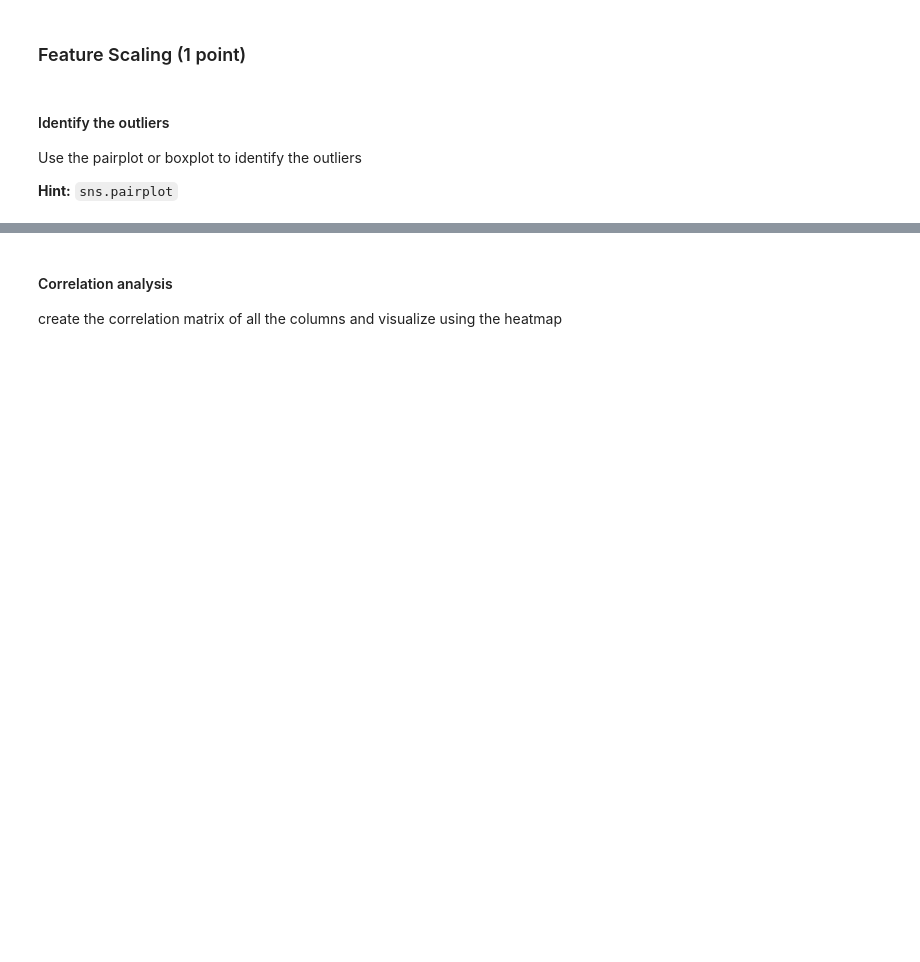
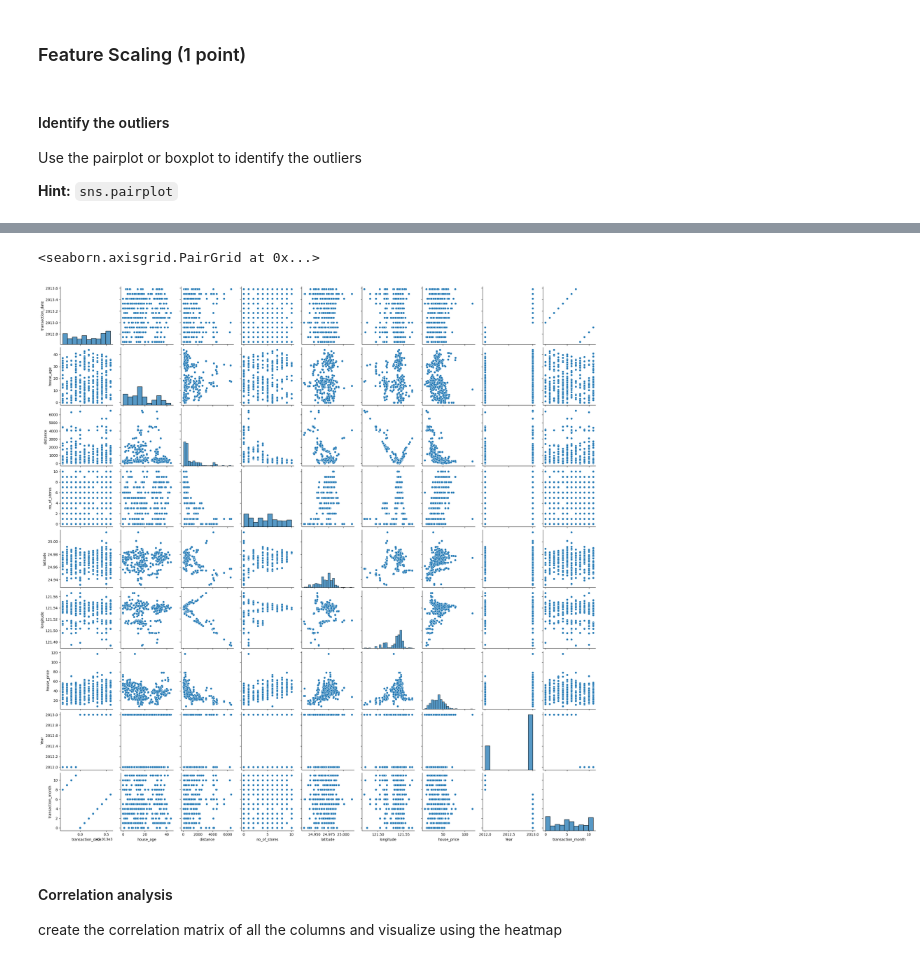
Before and after one commit to vchandraiitk/datascience, a Jupyter notebook: M7_NB_MiniProject_2_Simple_Analytics_Pyspark.ipynb, the cells around one changed output, grey strips where cells are left out. Drawn from its saved outputs; the diff is of its cells as text; code cells hidden in the pictures; blank space fills up the shorter version.

```diff
--- a/M7_NB_MiniProject_2_Simple_Analytics_Pyspark.ipynb
+++ b/M7_NB_MiniProject_2_Simple_Analytics_Pyspark.ipynb
@@ -430,3 +437,8 @@ Use the pairplot or boxplot to identify the outliers
+# %%
+sns.pairplot(dataset.toPandas())
+# %% [output]
+<seaborn.axisgrid.PairGrid at 0x...>
+[figure, added]
 # %% [markdown]
 #### Correlation analysis
 
```
Also changed, not shown: parts of 11 cells of this notebook.
